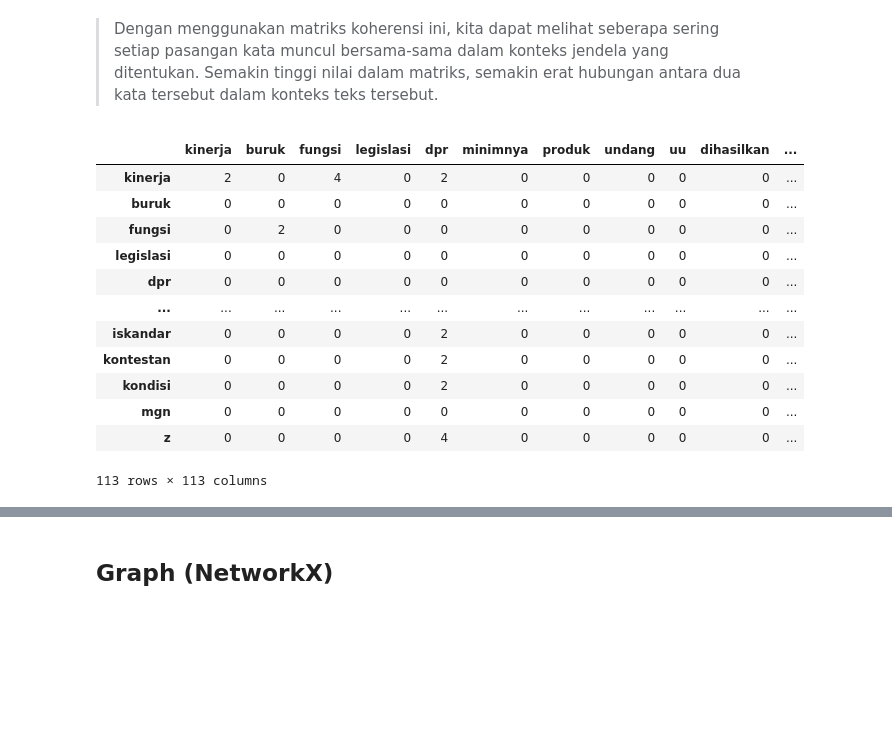
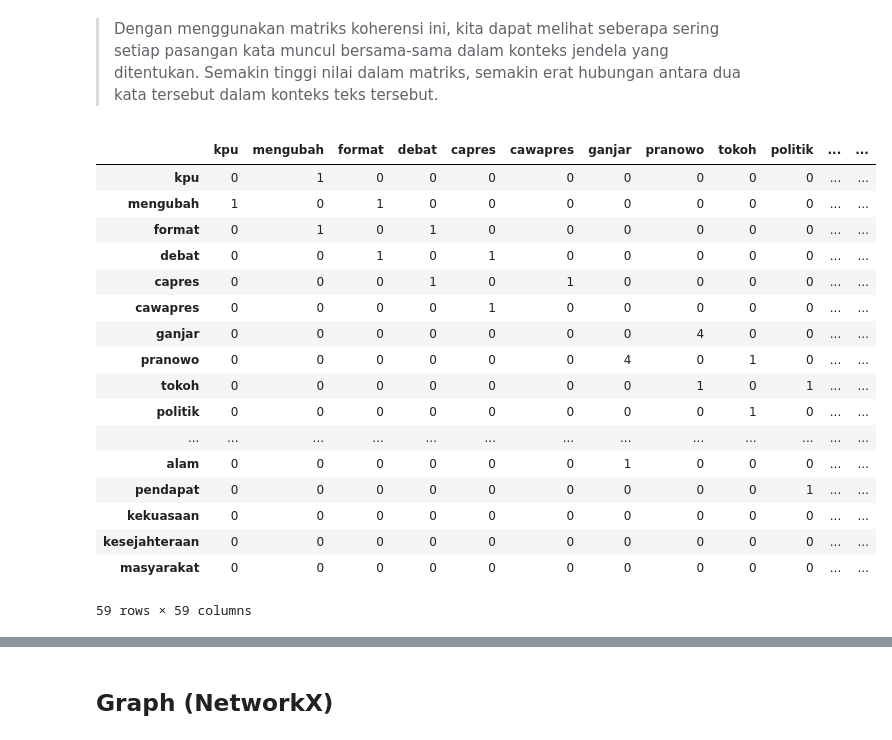
Before and after one commit to dennywr/ppw, a Jupyter notebook: _sources/roughn.ipynb, the cells around one changed output, grey strips where cells are left out. Drawn from its saved outputs; the diff is of its cells as text; code cells hidden in the pictures; blank space fills up the shorter version.

```diff
--- a/_sources/roughn.ipynb
+++ b/_sources/roughn.ipynb
@@ -39,5 +33,5 @@ df
 # %%
-df['Isi'] = df['Isi'].fillna('').astype(str)
+df['isi'] = df['isi'].fillna('').astype(str)
 # %% [markdown]
 ## Preprocessing
 # %% [markdown]
@@ -213,0 +142,9 @@ data_slang
+# %%
+def removeStopwords(text):
+    stop_words = set(stopwords.words('indonesian'))
+    words = nltk.word_tokenize(text)
+    filtered_words = [word for word in words if word.lower() not in stop_words]
+    return ' '.join(filtered_words)
+
+df['isi'] = df['isi'].apply(removeStopwords)
+df['isi'].head(10)
@@ -214,3 +163,3 @@ data_slang
 # %%
-finalResult = pd.DataFrame(slang_words, columns=["preprocessed_text"])
-finalResult
+finalResult = pd.DataFrame(df, columns=["isi"])
+# finalResult
@@ -286,21 +222,30 @@ def cooccurrence_matrix(sentences, window_size):
             for word2 in context_words:
                 # Inisialisasi array nol jika kata belum ada dalam dictionary
                 if word1 not in cooccurrence_dict:
-                    cooccurrence_dict[word1] = np.zeros(len(vocabulary))
-                if word2 not in cooccurrence_dict:
-                    cooccurrence_dict[word2] = np.zeros(len(vocabulary))
+                    cooccurrence_dict[word1] = {}
 
                 # Tingkatkan nilai dalam matriks koherensi untuk pasangan kata word1 dan word2
-                cooccurrence_dict[word1][vocabulary.index(word2)] += 1
-                cooccurrence_dict[word2][vocabulary.index(word1)] += 1
+                if word2 in cooccurrence_dict[word1]:
+                    cooccurrence_dict[word1][word2] += 1
+                else:
+                    cooccurrence_dict[word1][word2] = 1
 
     return cooccurrence_dict
 
 # Ukuran jendela (window size)
-window_size = 2
+window_size = 1
+
+# # Contoh kalimat singkat
+# # Mengumpulkan semua kalimat dari kolom 'kalimat' dalam dataframe
+# kalimat = [
+#     "Ini adalah contoh kalimat pertama",
+#     "Kalimat kedua adalah contoh yang berbeda",
+# ]
+
+#############
 
 # Mengumpulkan semua kalimat dari kolom 'kalimat' dalam dataframe
-kalimat = finalResult["preprocessed_text"][0:1].tolist()
+kalimat = finalResult["isi"]
 
 # Membuat vocabulary dari kata-kata unik dalam kalimat
 vocabulary = list(set(word_tokenize(' '.join(kalimat).lower())))
@@ -329,20 +274,27 @@ cooccurrence_matrix_result
 # %% [markdown]
 > Dengan menggunakan matriks koherensi ini, kita dapat melihat seberapa sering setiap pasangan kata muncul bersama-sama dalam konteks jendela yang ditentukan. Semakin tinggi nilai dalam matriks, semakin erat hubungan antara dua kata tersebut dalam konteks teks tersebut.
 # %%
-# Membuat dataframe dari matriks koherensi dengan nilai integer
-cooccurrence_matrix_result_df = pd.DataFrame(cooccurrence_matrix_result, index=cooccurrence_matrix_result.keys()).astype(int)
+# DataFrame dari hasil matriks koherensi
+cooccurrence_matrix_result_df = pd.DataFrame(cooccurrence_matrix_result, index=cooccurrence_matrix_result)
+cooccurrence_matrix_result_df = cooccurrence_matrix_result_df.fillna(0).astype(int)
+
 cooccurrence_matrix_result_df
 # %% [output]
-|  | kinerja | buruk | fungsi | legislasi | dpr | minimnya | produk | undang | uu | dihasilkan | ... |
-| kinerja | 2 | 0 | 4 | 0 | 2 | 0 | 0 | 0 | 0 | 0 | ... |
-| buruk | 0 | 0 | 0 | 0 | 0 | 0 | 0 | 0 | 0 | 0 | ... |
-| fungsi | 0 | 2 | 0 | 0 | 0 | 0 | 0 | 0 | 0 | 0 | ... |
-| legislasi | 0 | 0 | 0 | 0 | 0 | 0 | 0 | 0 | 0 | 0 | ... |
-| dpr | 0 | 0 | 0 | 0 | 0 | 0 | 0 | 0 | 0 | 0 | ... |
-| ... | ... | ... | ... | ... | ... | ... | ... | ... | ... | ... | ... |
-| iskandar | 0 | 0 | 0 | 0 | 2 | 0 | 0 | 0 | 0 | 0 | ... |
-| kontestan | 0 | 0 | 0 | 0 | 2 | 0 | 0 | 0 | 0 | 0 | ... |
-| kondisi | 0 | 0 | 0 | 0 | 2 | 0 | 0 | 0 | 0 | 0 | ... |
-| mgn | 0 | 0 | 0 | 0 | 0 | 0 | 0 | 0 | 0 | 0 | ... |
-| z | 0 | 0 | 0 | 0 | 4 | 0 | 0 | 0 | 0 | 0 | ... |
+|  | kpu | mengubah | format | debat | capres | cawapres | ganjar | pranowo | tokoh | politik | ... | ... |
+| kpu | 0 | 1 | 0 | 0 | 0 | 0 | 0 | 0 | 0 | 0 | ... | ... |
+| mengubah | 1 | 0 | 1 | 0 | 0 | 0 | 0 | 0 | 0 | 0 | ... | ... |
+| format | 0 | 1 | 0 | 1 | 0 | 0 | 0 | 0 | 0 | 0 | ... | ... |
+| debat | 0 | 0 | 1 | 0 | 1 | 0 | 0 | 0 | 0 | 0 | ... | ... |
+| capres | 0 | 0 | 0 | 1 | 0 | 1 | 0 | 0 | 0 | 0 | ... | ... |
+| cawapres | 0 | 0 | 0 | 0 | 1 | 0 | 0 | 0 | 0 | 0 | ... | ... |
+| ganjar | 0 | 0 | 0 | 0 | 0 | 0 | 0 | 4 | 0 | 0 | ... | ... |
+| pranowo | 0 | 0 | 0 | 0 | 0 | 0 | 4 | 0 | 1 | 0 | ... | ... |
+| tokoh | 0 | 0 | 0 | 0 | 0 | 0 | 0 | 1 | 0 | 1 | ... | ... |
+| politik | 0 | 0 | 0 | 0 | 0 | 0 | 0 | 0 | 1 | 0 | ... | ... |
+| ... | ... | ... | ... | ... | ... | ... | ... | ... | ... | ... | ... | ... |
+| alam | 0 | 0 | 0 | 0 | 0 | 0 | 1 | 0 | 0 | 0 | ... | ... |
+| pendapat | 0 | 0 | 0 | 0 | 0 | 0 | 0 | 0 | 0 | 1 | ... | ... |
+| kekuasaan | 0 | 0 | 0 | 0 | 0 | 0 | 0 | 0 | 0 | 0 | ... | ... |
+| kesejahteraan | 0 | 0 | 0 | 0 | 0 | 0 | 0 | 0 | 0 | 0 | ... | ... |
+| masyarakat | 0 | 0 | 0 | 0 | 0 | 0 | 0 | 0 | 0 | 0 | ... | ... |
-113 rows × 113 columns
+59 rows × 59 columns
```
Also changed, not shown: parts of 33 cells of this notebook, 17 other files.
